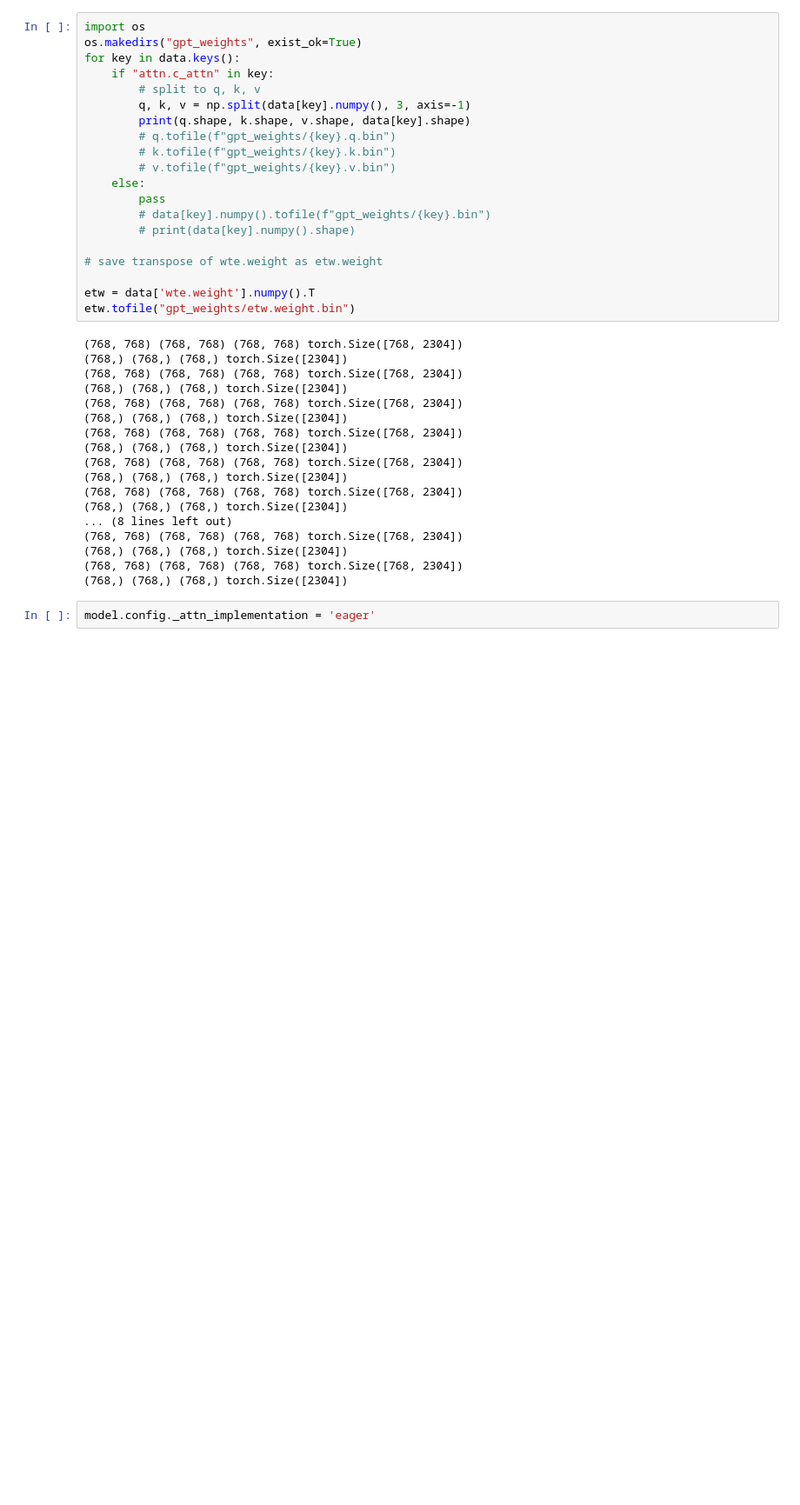
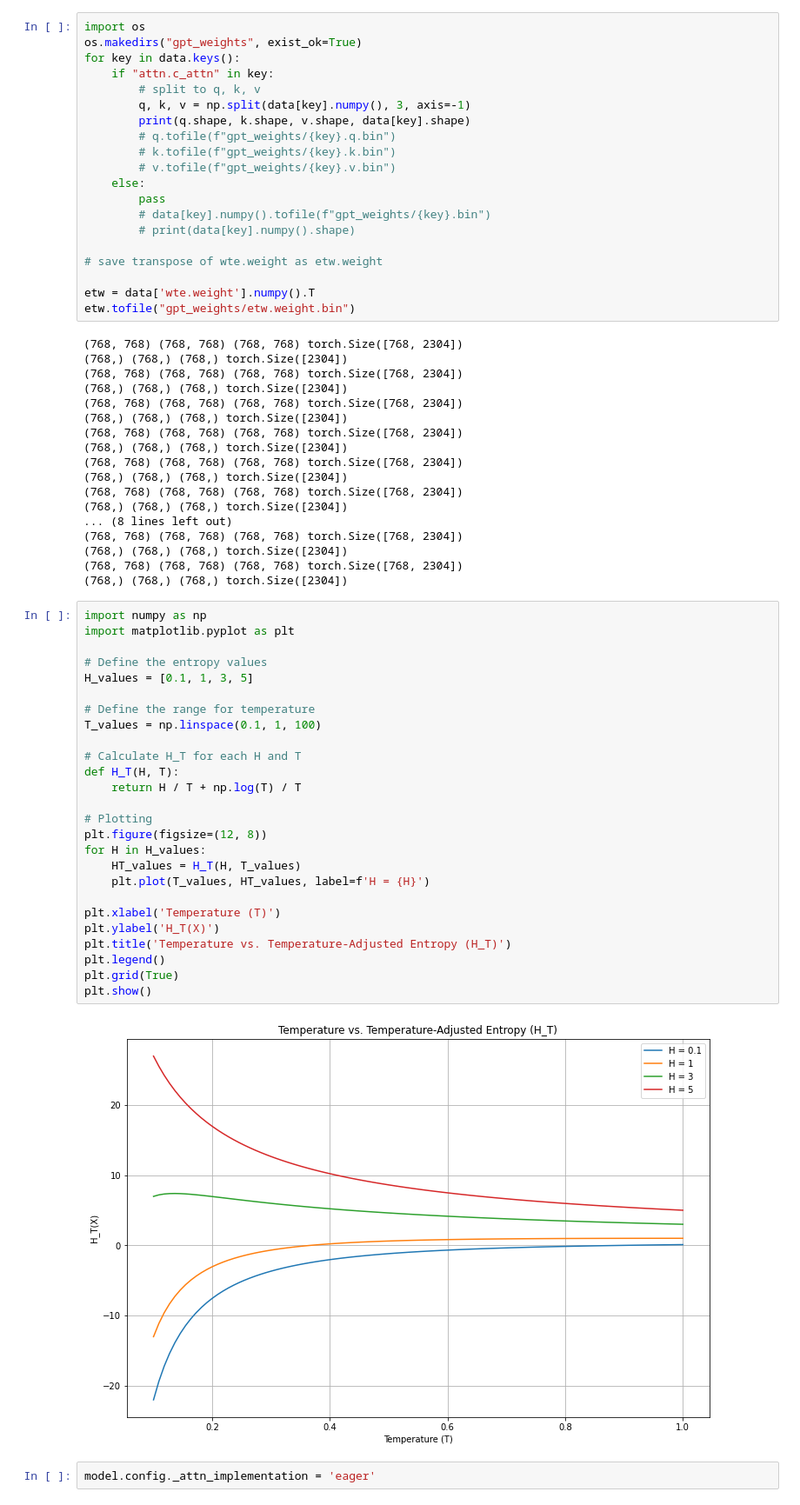
Before and after one commit to basujindal/llm.cu, a Jupyter notebook: test.ipynb, the cells around one changed output. Shown at 87% size. Drawn from its saved outputs; the diff is of its cells as text; blank space fills up the shorter version.

```diff
--- a/test.ipynb
+++ b/test.ipynb
@@ -112,6 +94,34 @@ etw.tofile("gpt_weights/etw.weight.bin")
 (768,) (768,) (768,) torch.Size([2304])
 (768, 768) (768, 768) (768, 768) torch.Size([768, 2304])
 (768,) (768,) (768,) torch.Size([2304])
+# %%
+import numpy as np
+import matplotlib.pyplot as plt
+
+# Define the entropy values
+H_values = [0.1, 1, 3, 5]
+
+# Define the range for temperature
+T_values = np.linspace(0.1, 1, 100)
+
+# Calculate H_T for each H and T
+def H_T(H, T):
+    return H / T + np.log(T) / T
+
+# Plotting
+plt.figure(figsize=(12, 8))
+for H in H_values:
+    HT_values = H_T(H, T_values)
+    plt.plot(T_values, HT_values, label=f'H = {H}')
+
+plt.xlabel('Temperature (T)')
+plt.ylabel('H_T(X)')
+plt.title('Temperature vs. Temperature-Adjusted Entropy (H_T)')
+plt.legend()
+plt.grid(True)
+plt.show()
+# %% [output]
+[figure, added]
 # %%
 model.config._attn_implementation = 'eager'
 # %% [output]
```
Also changed, not shown: parts of 6 cells of this notebook, 14 other files.
